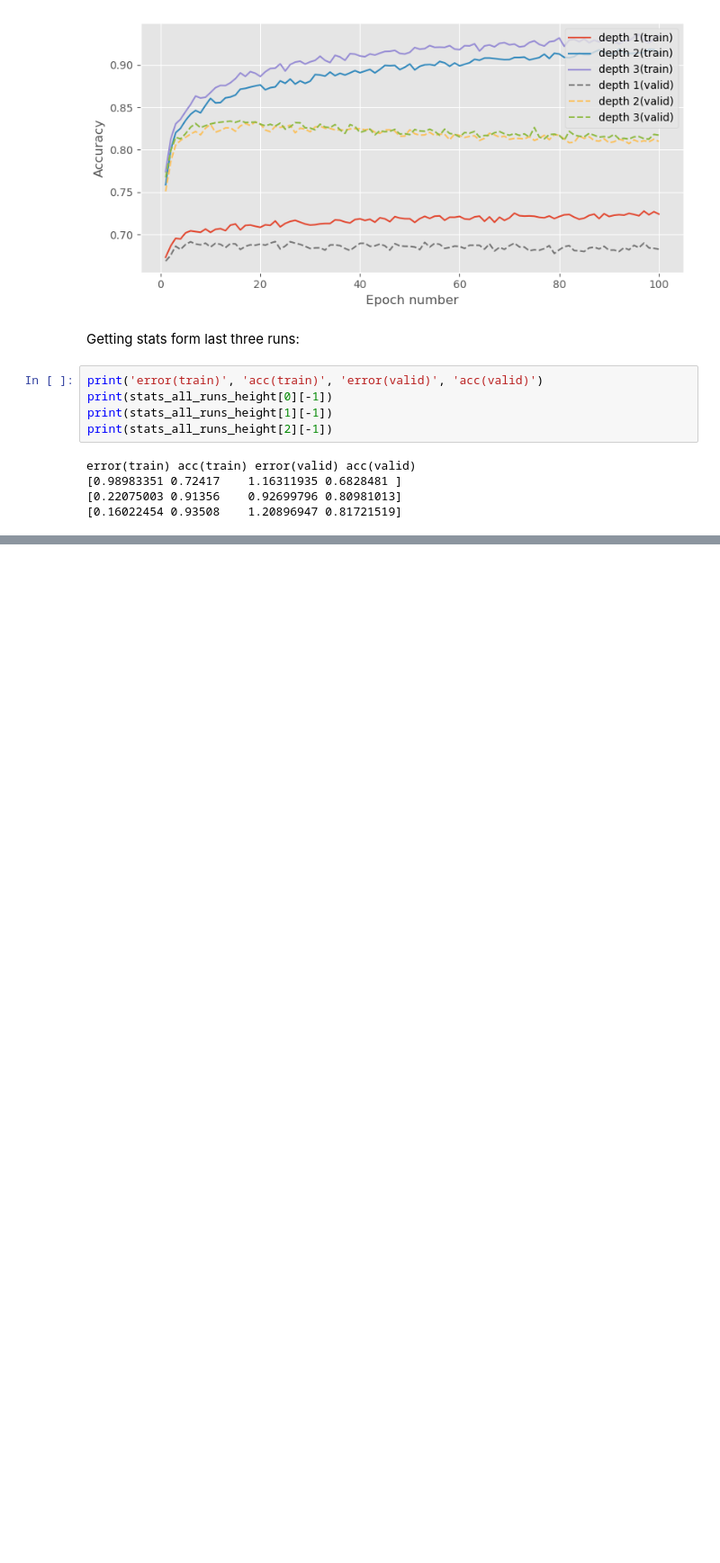
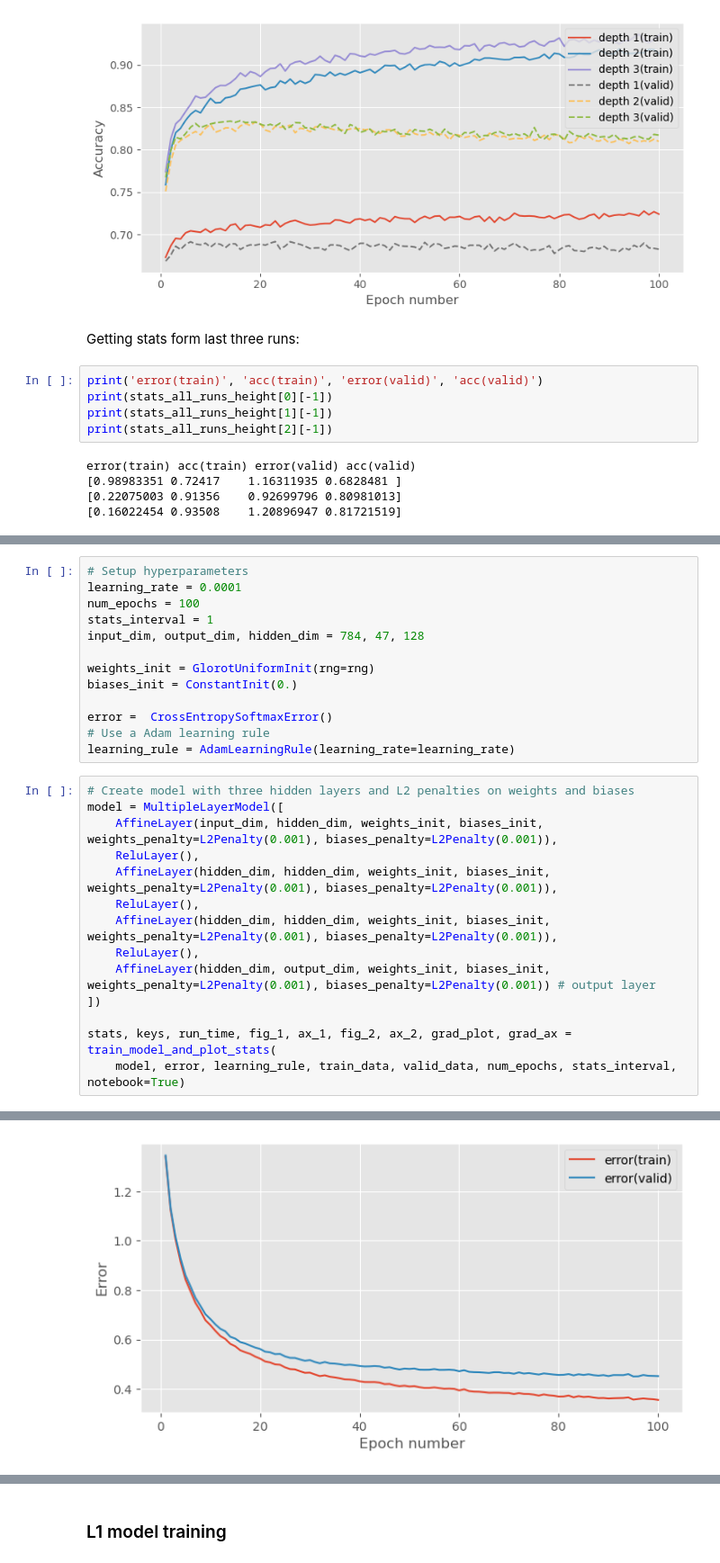
Before and after one commit to hallaemilia/mlpractical, a Jupyter notebook: notebooks/Coursework_1.ipynb, the cells around one changed output, grey strips where cells are left out. Shown at 90% size. Drawn from its saved outputs; the diff is of its cells as text; blank space fills up the shorter version.

```diff
--- a/notebooks/Coursework_1.ipynb
+++ b/notebooks/Coursework_1.ipynb
@@ -478,0 +524,28 @@ error(train) acc(train) error(valid) acc(valid)
+# %%
+# Setup hyperparameters
+learning_rate = 0.0001
+num_epochs = 100
+stats_interval = 1
+input_dim, output_dim, hidden_dim = 784, 47, 128
+
+weights_init = GlorotUniformInit(rng=rng)
+biases_init = ConstantInit(0.)
+
+error =  CrossEntropySoftmaxError()
+# Use a Adam learning rule
+learning_rule = AdamLearningRule(learning_rate=learning_rate)
+# %%
+# Create model with three hidden layers and L2 penalties on weights and biases
+model = MultipleLayerModel([
+    AffineLayer(input_dim, hidden_dim, weights_init, biases_init, weights_penalty=L2Penalty(0.001), biases_penalty=L2Penalty(0.001)),
+    ReluLayer(),
+    AffineLayer(hidden_dim, hidden_dim, weights_init, biases_init, weights_penalty=L2Penalty(0.001), biases_penalty=L2Penalty(0.001)),
+    ReluLayer(),
+    AffineLayer(hidden_dim, hidden_dim, weights_init, biases_init, weights_penalty=L2Penalty(0.001), biases_penalty=L2Penalty(0.001)),
+    ReluLayer(),
+    AffineLayer(hidden_dim, output_dim, weights_init, biases_init, weights_penalty=L2Penalty(0.001), biases_penalty=L2Penalty(0.001)) # output layer
+])
+
+stats, keys, run_time, fig_1, ax_1, fig_2, ax_2, grad_plot, grad_ax = train_model_and_plot_stats(
+    model, error, learning_rule, train_data, valid_data, num_epochs, stats_interval, notebook=True)
+# %% [output]
@@ -478,0 +569 @@ error(train) acc(train) error(valid) acc(valid)
+[figure, added]
@@ -478,0 +572,2 @@ error(train) acc(train) error(valid) acc(valid)
+# %% [markdown]
+### L1 model training
```
Also changed, not shown: parts of 17 cells of this notebook, 18 other files.
